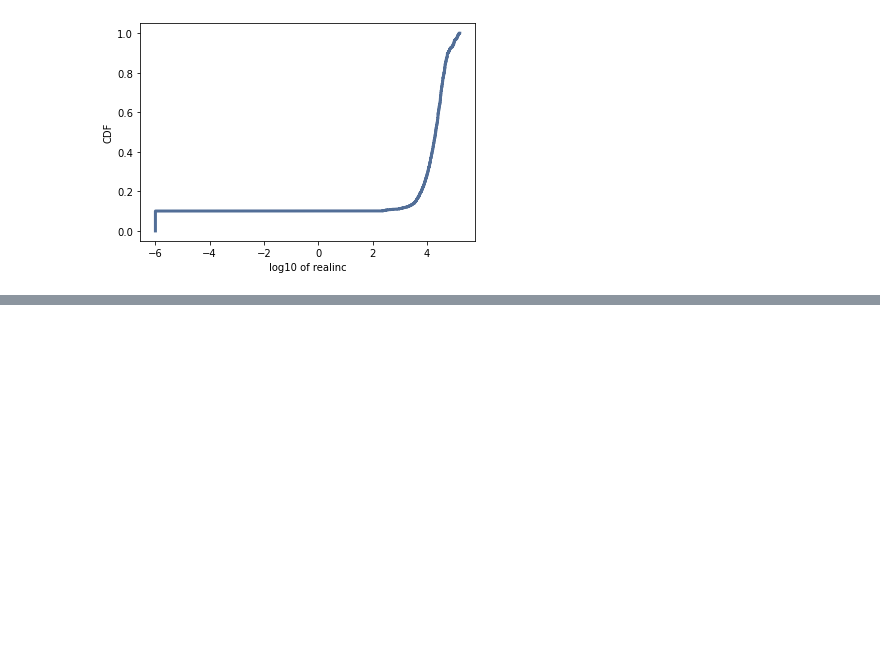
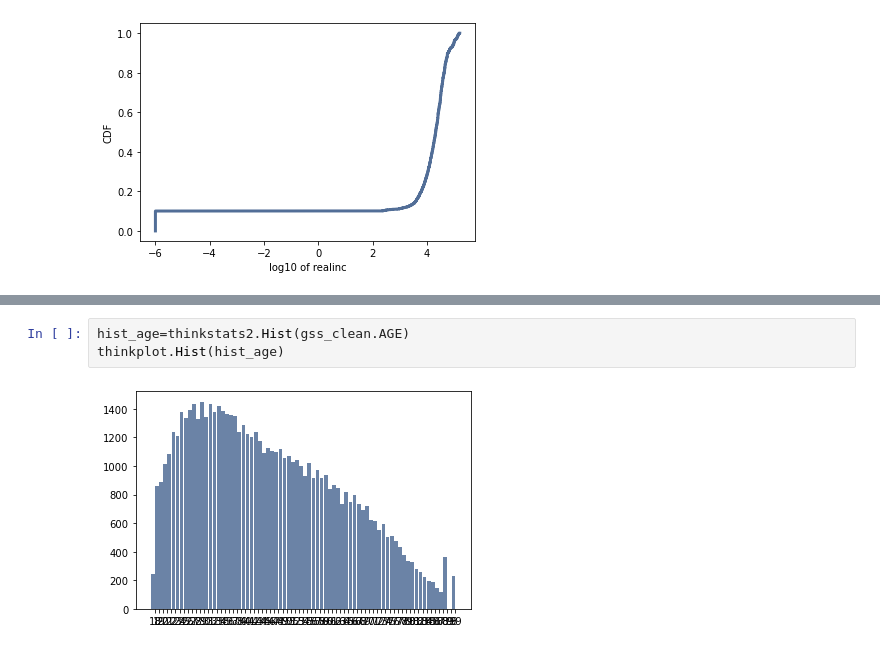
Before and after one commit to madhukarayachit/ThinkStats2, a Jupyter notebook: DSC530/Week12/Ayachit_Madhukar_Week12.ipynb, the cells around one changed output, grey strips where cells are left out. Drawn from its saved outputs; the diff is of its cells as text; blank space fills up the shorter version.

```diff
--- a/DSC530/Week12/Ayachit_Madhukar_Week12.ipynb
+++ b/DSC530/Week12/Ayachit_Madhukar_Week12.ipynb
@@ -177,0 +252,5 @@ thinkplot.Config(xlabel='log10 of realinc', ylabel='CDF')
+# %%
+hist_age=thinkstats2.Hist(gss_clean.AGE)
+thinkplot.Hist(hist_age)
+# %% [output]
+[figure, added]
```
Also changed, not shown: parts of 32 cells of this notebook.
